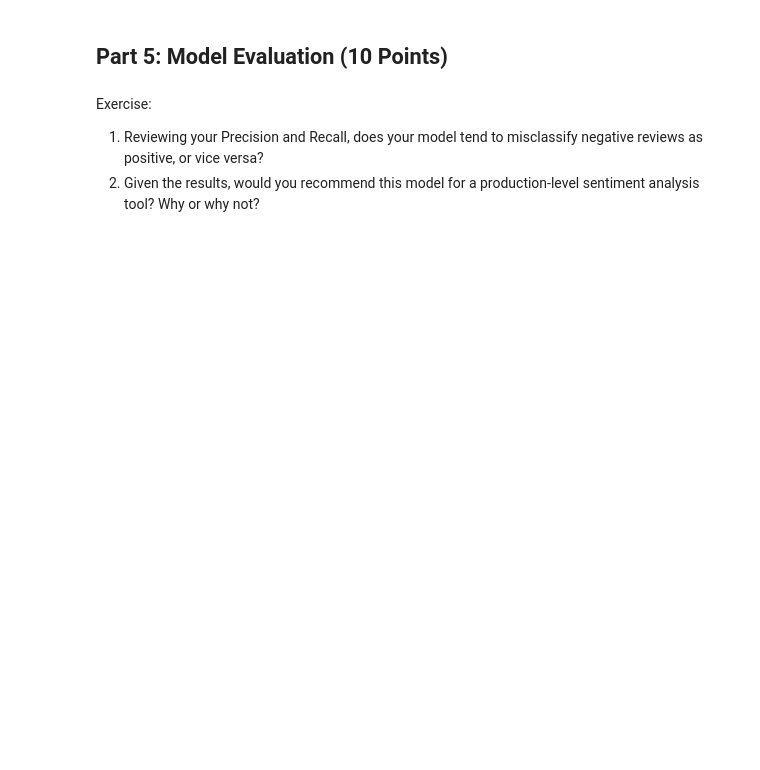
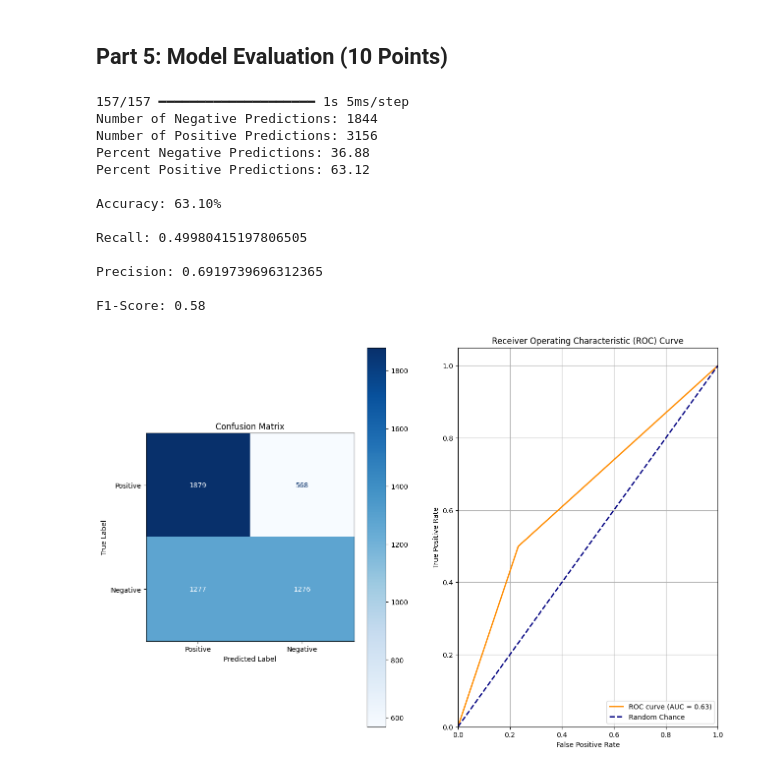
Before and after one commit to rcwaterman/DSE6212, a Jupyter notebook: Module 4/Module_4_Assignment_RNN_LSTM-1.ipynb, the cells around one changed output. Drawn from its saved outputs; the diff is of its cells as text; code cells hidden in the pictures; blank space fills up the shorter version.

```diff
--- a/Module 4/Module_4_Assignment_RNN_LSTM-1.ipynb
+++ b/Module 4/Module_4_Assignment_RNN_LSTM-1.ipynb
@@ -132,3 +414,26 @@ Predict what will happen when we force the SimpleRNN to remember a sequence of 2
 
 # Create a summary table (Pandas DataFrame) to document the results
   # Example: model_type, seq_len, hidden_units, val_acc, val_loss, notes
+# %%
+results = {
+        'Model':[],
+        'Sequence Length':[],
+        'Hidden Units':[],
+        'Val Accuracy':[],
+        'Val Loss':[],
+        'Novel Accuracy':[],
+        'Recall':[],
+        'Precision':[],
+        'F1-Score':[],
+        'Notes':[]
+           }
+
+labels = ["Positive", "Negative"]
+# %%
+novel_x = x_test[20000:]
+novel_y = np.array(y_test[20000:]).astype(np.float32)
+
+# Transform the x data with preprocessing, tokenization, and padding
+preprocessed_novel_x = []
+for review in novel_x:
+    preprocessed_novel_x.append(clean_text(decode_review(review)))
@@ -134,0 +925,2 @@ Predict what will happen when we force the SimpleRNN to remember a sequence of 2
+# %%
+MAX_LEN = 100
@@ -178,5 +1094,32 @@ from sklearn.metrics import classification_report
-# %% [markdown]
-Exercise:
-
-1.	Reviewing your Precision and Recall, does your model tend to misclassify negative reviews as positive, or vice versa?
-2.	Given the results, would you recommend this model for a production-level sentiment analysis tool? Why or why not?
+# %%
+novel_x = x_test[20000:]
+novel_y = np.array(y_test[20000:]).astype(np.float32)
+
+# Transform the x data with preprocessing, tokenization, and padding
+preprocessed_novel_x = []
+for review in novel_x:
+    preprocessed_novel_x.append(clean_text(decode_review(review)))
+
+#NOTE: The commented out lines, below, are very incorrect and you should never do this again.
+#tokenizer.fit_on_texts(preprocessed_novel_x)
+#novel_word_index = tokenizer.word_index
+novel_padded_sequences = prepare_sequences(preprocessed_novel_x, MAX_LEN)
+# %%
+rnn_eval = ModelEvaluator(model_rnn)
+
+rnn_eval.eval_model(novel_padded_sequences, novel_y, labels=["Positive", "Negative"])
+# %% [output]
+157/157 ━━━━━━━━━━━━━━━━━━━━ 1s 5ms/step
+Number of Negative Predictions: 1844
+Number of Positive Predictions: 3156
+Percent Negative Predictions: 36.88
+Percent Positive Predictions: 63.12
+
+Accuracy: 63.10%
+
+Recall: 0.49980415197806505
+
+Precision: 0.6919739696312365
+
+F1-Score: 0.58
+[figure, added]
```
Also changed, not shown: parts of 45 cells of this notebook, 2 other files.
